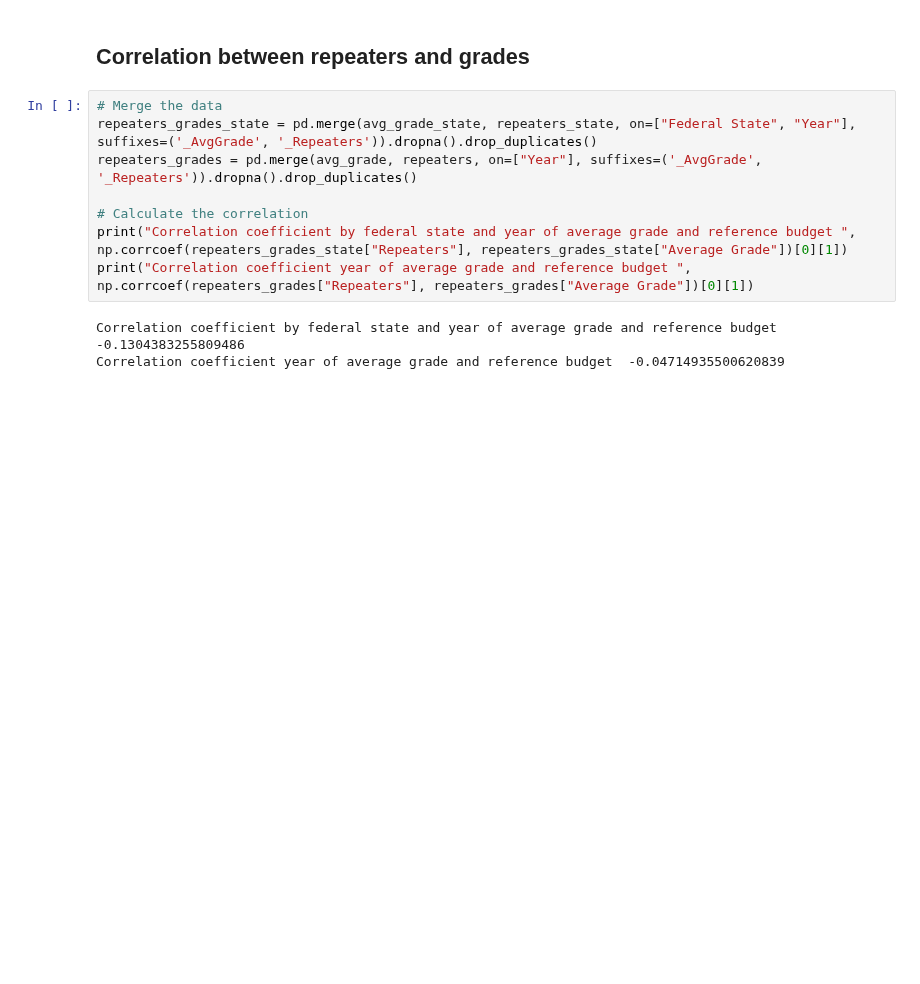
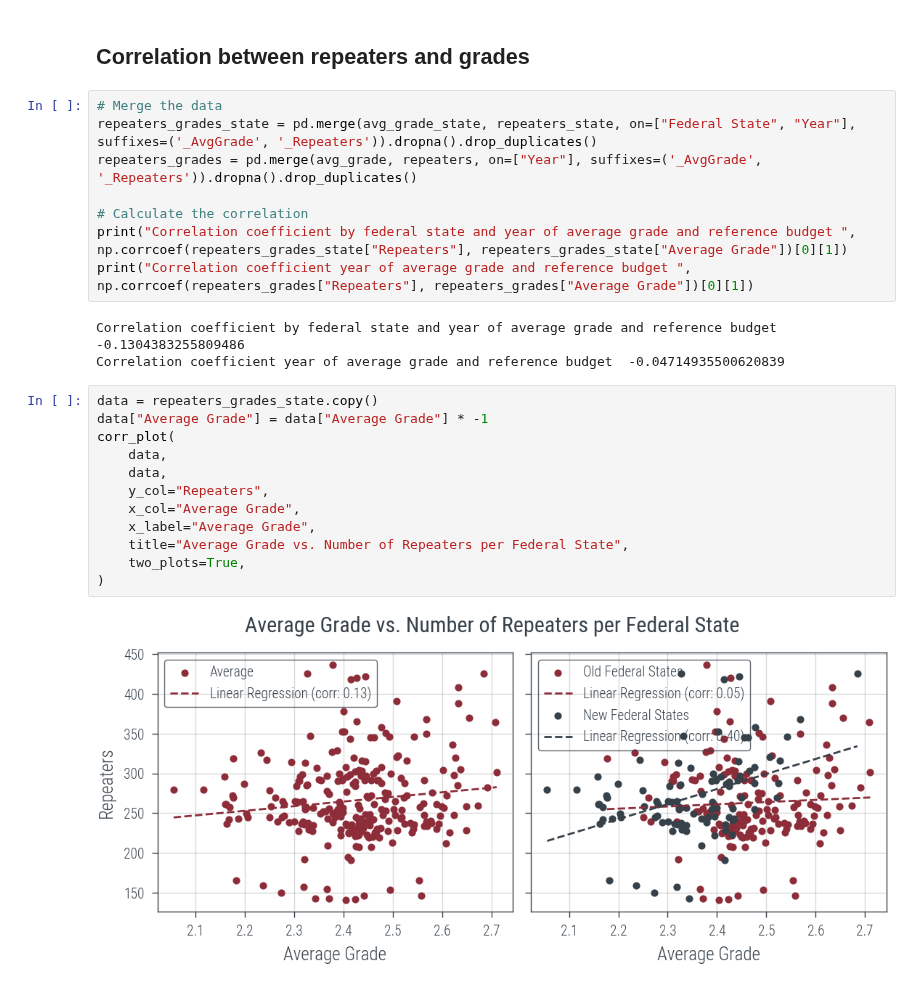
Before and after one commit to KarylReyne/DataLiteracyWS23, a Jupyter notebook: exp/TF-008-CorrelationsBudgetGradesRepeaters.ipynb, the cells around one changed output. Saved outputs shown, nothing was run; the diff lists cells and outputs as text; blank space fills up the shorter version.

```diff
--- a/exp/TF-008-CorrelationsBudgetGradesRepeaters.ipynb
+++ b/exp/TF-008-CorrelationsBudgetGradesRepeaters.ipynb
@@ -180,3 +213,17 @@ print("Correlation coefficient year of average grade and reference budget ", np.
 # %% [output]
 Correlation coefficient by federal state and year of average grade and reference budget  -0.1304383255809486
 Correlation coefficient year of average grade and reference budget  -0.04714935500620839
+# %%
+data = repeaters_grades_state.copy()
+data["Average Grade"] = data["Average Grade"] * -1
+corr_plot(
+    data,
+    data,
+    y_col="Repeaters",
+    x_col="Average Grade",
+    x_label="Average Grade",
+    title="Average Grade vs. Number of Repeaters per Federal State",
+    two_plots=True,
+)
+# %% [output]
+[figure, added]
```
Also changed, not shown: parts of 4 cells of this notebook, 2 other files.
